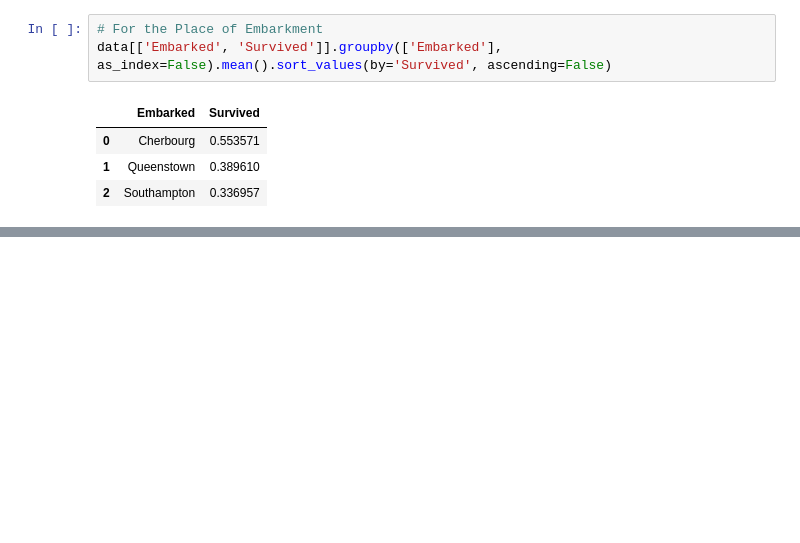
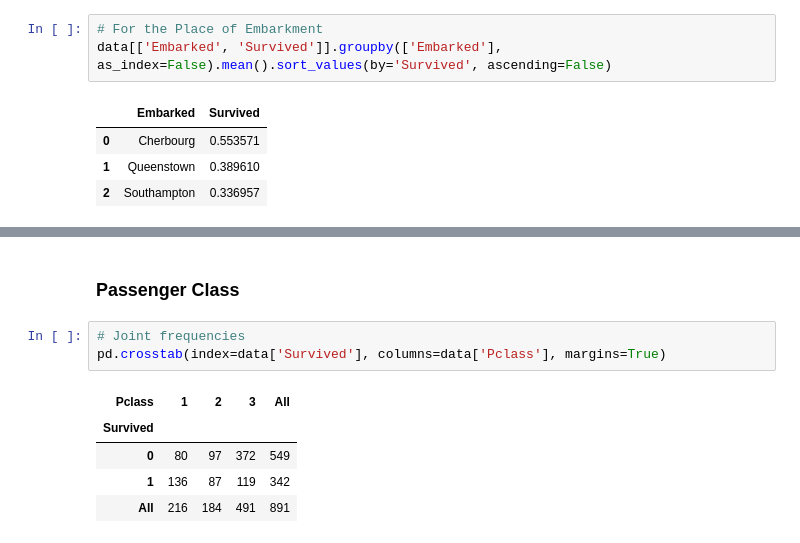
Before and after one commit to dennis-hauser/titanic, a Jupyter notebook: titanic.ipynb, the cells around one changed output, grey strips where cells are left out. Drawn from its saved outputs; the diff is of its cells as text; blank space fills up the shorter version.

Commit message:
Finished Notebook with the joint probabilities

```diff
--- a/titanic.ipynb
+++ b/titanic.ipynb
@@ -240,0 +303,11 @@ data[['Embarked', 'Survived']].groupby(['Embarked'], as_index=False).mean().sort
+# %% [markdown]
+### Passenger Class
+# %%
+# Joint frequencies
+pd.crosstab(index=data['Survived'], columns=data['Pclass'], margins=True)
+# %% [output]
+| Pclass | 1 | 2 | 3 | All |
+| Survived |  |  |  |  |
+| 0 | 80 | 97 | 372 | 549 |
+| 1 | 136 | 87 | 119 | 342 |
+| All | 216 | 184 | 491 | 891 |
```
Also changed, not shown: parts of 18 cells of this notebook.
